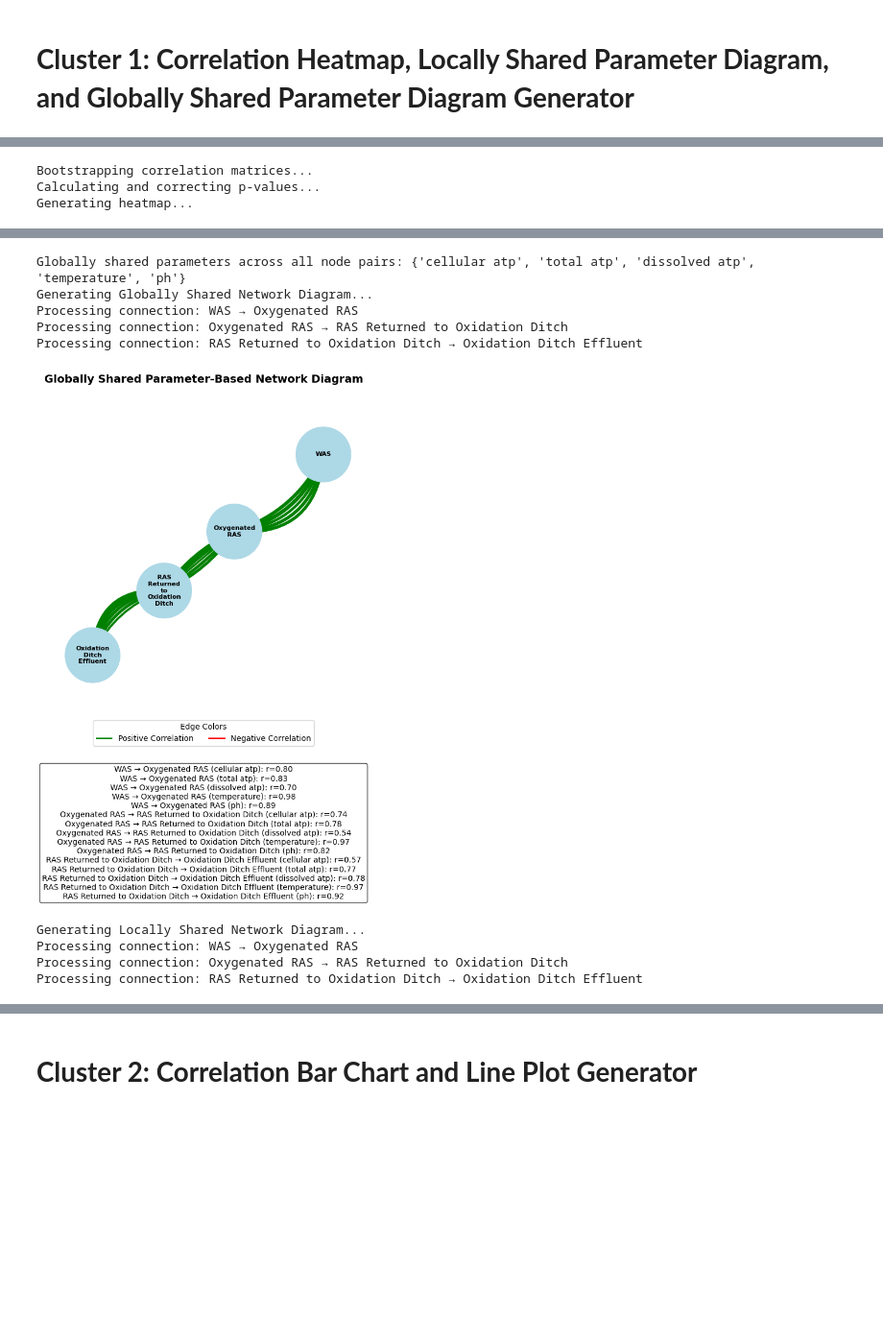
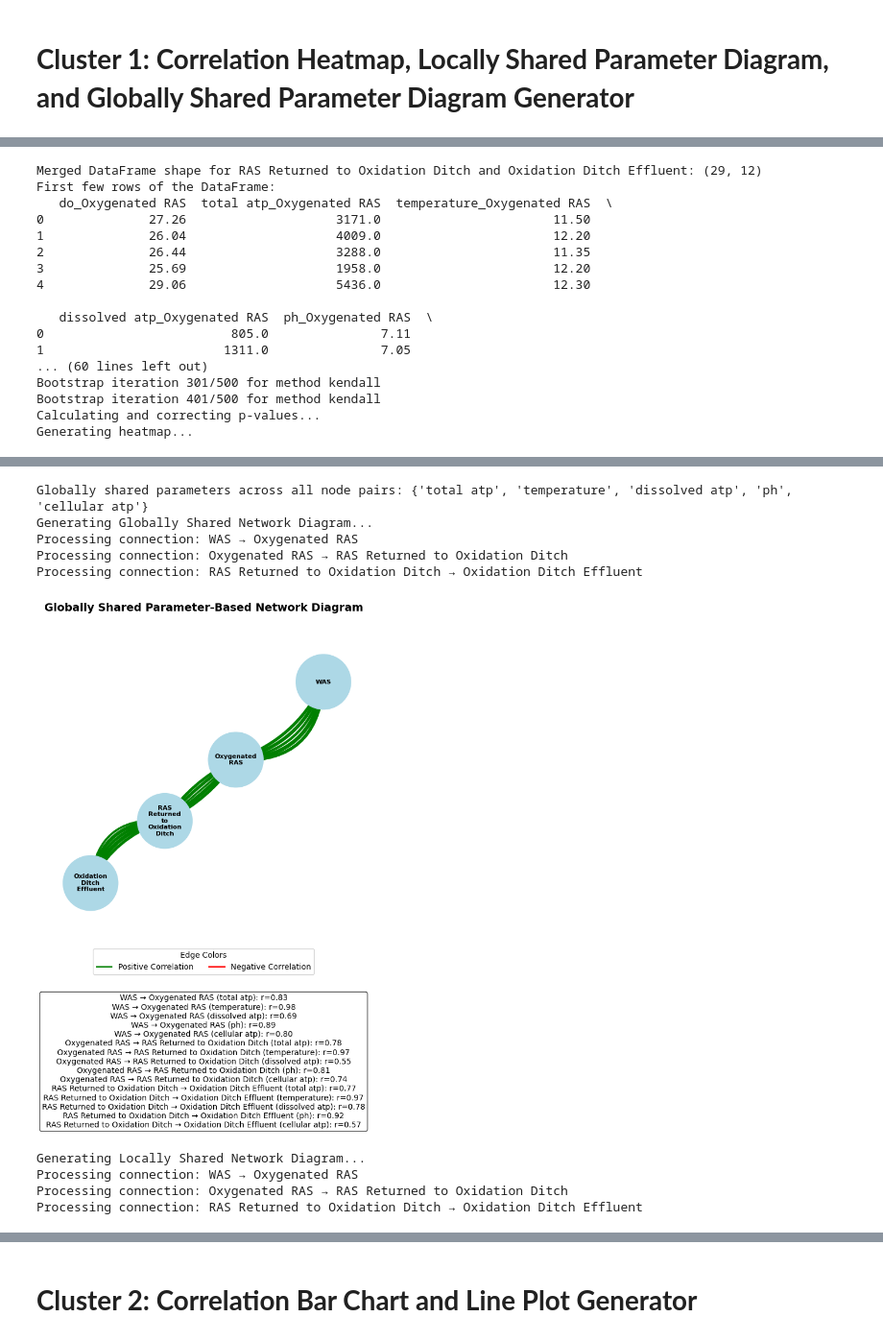
Before and after one commit to gregor-posadas/Gregor-Projects, a Jupyter notebook: Globally_Shared_Parameter_Based_Node_Diagram.ipynb, the cells around one changed output, grey strips where cells are left out. Shown: that part at 96% size. Cells and saved outputs as stored; diff of their text form; code cells hidden in the pictures; blank space fills up the shorter version.

```diff
--- a/Globally_Shared_Parameter_Based_Node_Diagram.ipynb
+++ b/Globally_Shared_Parameter_Based_Node_Diagram.ipynb
@@ -4,6 +4,7 @@
 # **Cluster 1: Correlation Heatmap, Locally Shared Parameter Diagram, and Globally Shared Parameter Diagram Generator**
 # %%
 import pandas as pd
+import seaborn as sns
 import numpy as np
 import plotly.express as px
 from scipy import stats
@@ -19,6 +20,8 @@ import textwrap
 def bootstrap_correlations(df, n_iterations=500, method='pearson'):
     correlations = []
     for i in range(n_iterations):
+        if i % 100 == 0:
+            print(f"Bootstrap iteration {i+1}/{n_iterations} for method {method}")
         df_resampled = resample(df)
         corr_matrix = df_resampled.corr(method=method)
         correlations.append(corr_matrix)
@@ -37,6 +40,40 @@ def correct_p_values(p_values):
     _, corrected, _, _ = multipletests(p_values.values.flatten(), alpha=0.05, method='fdr_bh')
     corrected_p = pd.DataFrame(corrected.reshape(p_values.shape), index=p_values.index, columns=p_values.columns)
     return corrected_p
+
+def generate_heatmap(df, title, labels):
+    """
+    Generate a heatmap and return the filtered correlation matrix.
+    """
+    filtered_corr_matrix = validate_correlation_matrix(df)
+    parameter_order = sorted(filtered_corr_matrix.index)
+    filtered_corr_matrix = filtered_corr_matrix.loc[parameter_order, parameter_order]
+
+    np.fill_diagonal(filtered_corr_matrix.values, 1)
+
+    print("Generating heatmap...")
+    fig = px.imshow(
+        filtered_corr_matrix,
+        text_auto=".2f",
+        color_continuous_scale="RdBu",
+        zmin=-1,
+        zmax=1,
+        labels={"x": labels[0], "y": labels[1], "color": "Correlation Coefficient"},
+        title=title,
+    )
+
+    fig.update_layout(
+        title=dict(font=dict(size=20), x=0.5),
+        xaxis=dict(tickangle=45, title=None, tickfont=dict(size=12)),
+        yaxis=dict(title=None, tickfont=dict(size=12)),
+        autosize=False,
+        width=1200,
+        height=1000,
+        margin=dict(l=100, r=100, t=100, b=100),
+    )
+
+    fig.show()
+    return filtered_corr_matrix
 
 # Helper function to identify shared parameters
 def find_common_parameters(dataframes):
@@ -71,6 +108,7 @@ def remove_outliers_zscore(df, threshold=3):
 
 # Helper function to validate correlations
 def validate_correlation_matrix(df, n_iterations=500, alpha=0.05):
+    print("DataFrame shape:", df.shape)
     """
     Validate correlations using bootstrapping and p-value correction.
     Returns a filtered correlation matrix with only significant values.
@@ -305,6 +343,9 @@ if __name__ == "__main__":
     correlation_matrices = []
     parameters_per_edge = []
     for i in range(len(dataframes) - 1):
+        print(f"Merged DataFrame shape for {process_labels[i]} and {process_labels[i+1]}: {merged_df.shape}")
+        print("First few rows of the DataFrame:")
+        print(merged_df.head())
         df1 = dataframes[i][['date'] + common_params]
         df2 = dataframes[i + 1][['date'] + common_params]
         merged_df = pd.merge(df1, df2, on="date", suffixes=(f"_{process_labels[i]}", f"_{process_labels[i + 1]}"))
@@ -377,16 +432,30 @@ Bootstrapping correlation matrices...
 Calculating and correcting p-values...
 Generating heatmap...
 [interactive output not drawn]
-Bootstrapping correlation matrices...
+Merged DataFrame shape for RAS Returned to Oxidation Ditch and Oxidation Ditch Effluent: (29, 12)
+First few rows of the DataFrame:
+   do_Oxygenated RAS  total atp_Oxygenated RAS  temperature_Oxygenated RAS  \
+0              27.26                    3171.0                       11.50
+1              26.04                    4009.0                       12.20
+2              26.44                    3288.0                       11.35
+3              25.69                    1958.0                       12.20
+4              29.06                    5436.0                       12.30
+
+   dissolved atp_Oxygenated RAS  ph_Oxygenated RAS  \
+0                         805.0               7.11
+1                        1311.0               7.05
+... (60 lines left out)
+Bootstrap iteration 301/500 for method kendall
+Bootstrap iteration 401/500 for method kendall
 Calculating and correcting p-values...
 Generating heatmap...
 [interactive output not drawn]
-Globally shared parameters across all node pairs: {'cellular atp', 'total atp', 'dissolved atp', 'temperature', 'ph'}
+Globally shared parameters across all node pairs: {'total atp', 'temperature', 'dissolved atp', 'ph', 'cellular atp'}
 Generating Globally Shared Network Diagram...
 Processing connection: WAS → Oxygenated RAS
 Processing connection: Oxygenated RAS → RAS Returned to Oxidation Ditch
 Processing connection: RAS Returned to Oxidation Ditch → Oxidation Ditch Effluent
-[figure, old version]
+[figure, new version]
 Generating Locally Shared Network Diagram...
 Processing connection: WAS → Oxygenated RAS
 Processing connection: Oxygenated RAS → RAS Returned to Oxidation Ditch
```
Also changed, not shown: parts of 2 cells of this notebook.
